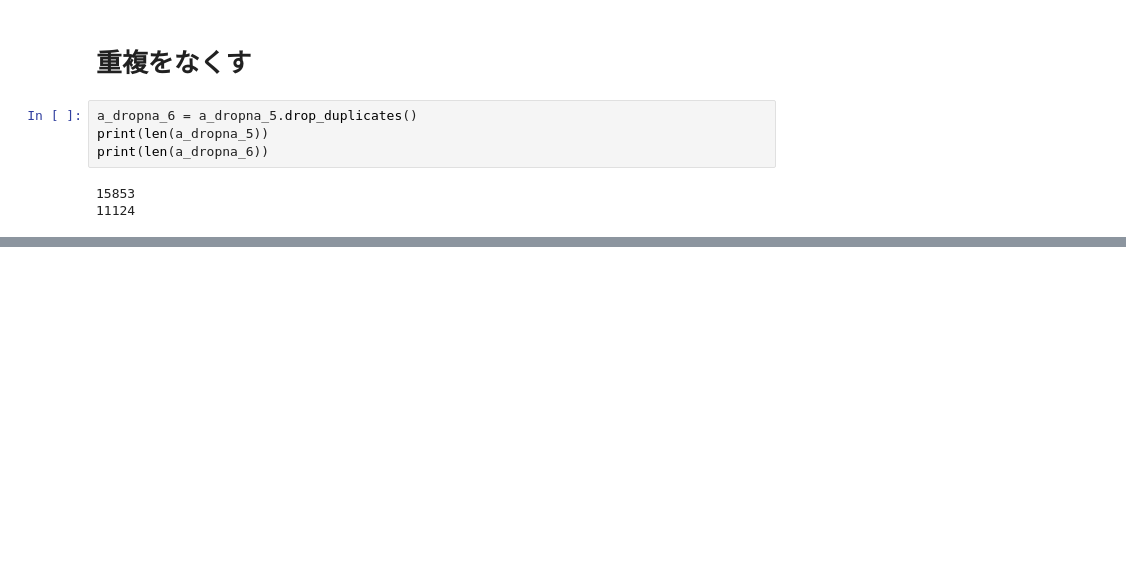
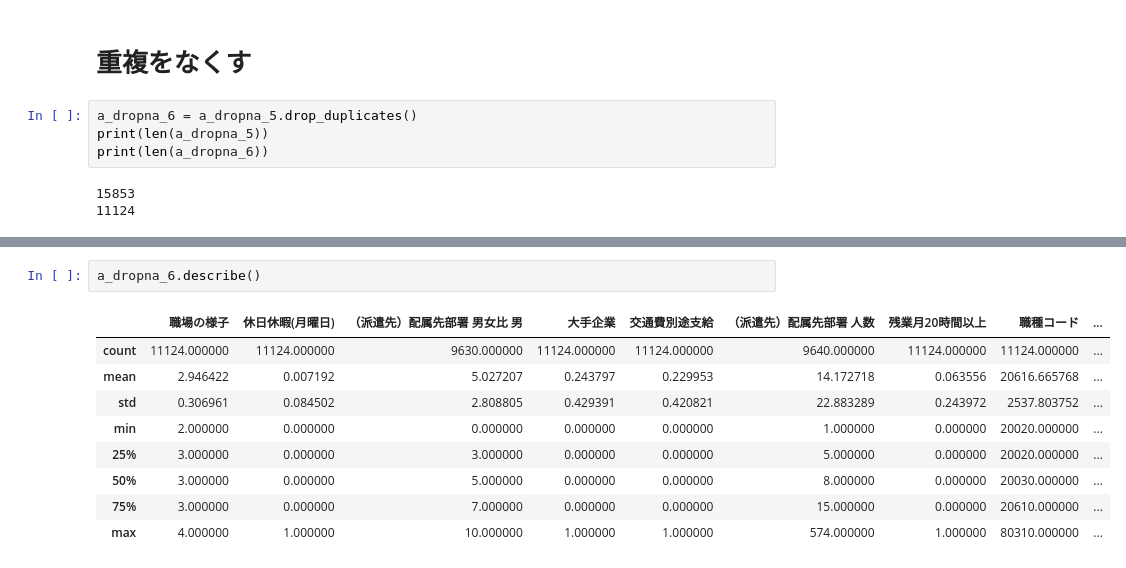
Before and after one commit to NatsukiH/apply_prediction, a Jupyter notebook: application_predict.ipynb, the cells around one changed output, grey strips where cells are left out. Drawn from its saved outputs; the diff is of its cells as text; blank space fills up the shorter version.

```diff
--- a/application_predict.ipynb
+++ b/application_predict.ipynb
@@ -497,0 +520,12 @@ print(len(a_dropna_6))
+# %%
+a_dropna_6.describe()
+# %% [output]
+|  | 職場の様子 | 休日休暇(月曜日) | （派遣先）配属先部署 男女比 男 | 大手企業 | 交通費別途支給 | （派遣先）配属先部署 人数 | 残業月20時間以上 | 職種コード | ... |
+| count | 11124.000000 | 11124.000000 | 9630.000000 | 11124.000000 | 11124.000000 | 9640.000000 | 11124.000000 | 11124.000000 | ... |
+| mean | 2.946422 | 0.007192 | 5.027207 | 0.243797 | 0.229953 | 14.172718 | 0.063556 | 20616.665768 | ... |
+| std | 0.306961 | 0.084502 | 2.808805 | 0.429391 | 0.420821 | 22.883289 | 0.243972 | 2537.803752 | ... |
+| min | 2.000000 | 0.000000 | 0.000000 | 0.000000 | 0.000000 | 1.000000 | 0.000000 | 20020.000000 | ... |
+| 25% | 3.000000 | 0.000000 | 3.000000 | 0.000000 | 0.000000 | 5.000000 | 0.000000 | 20020.000000 | ... |
+| 50% | 3.000000 | 0.000000 | 5.000000 | 0.000000 | 0.000000 | 8.000000 | 0.000000 | 20030.000000 | ... |
+| 75% | 3.000000 | 0.000000 | 7.000000 | 0.000000 | 0.000000 | 15.000000 | 0.000000 | 20610.000000 | ... |
+| max | 4.000000 | 1.000000 | 10.000000 | 1.000000 | 1.000000 | 574.000000 | 1.000000 | 80310.000000 | ... |
```
Also changed, not shown: parts of 2 cells of this notebook.
